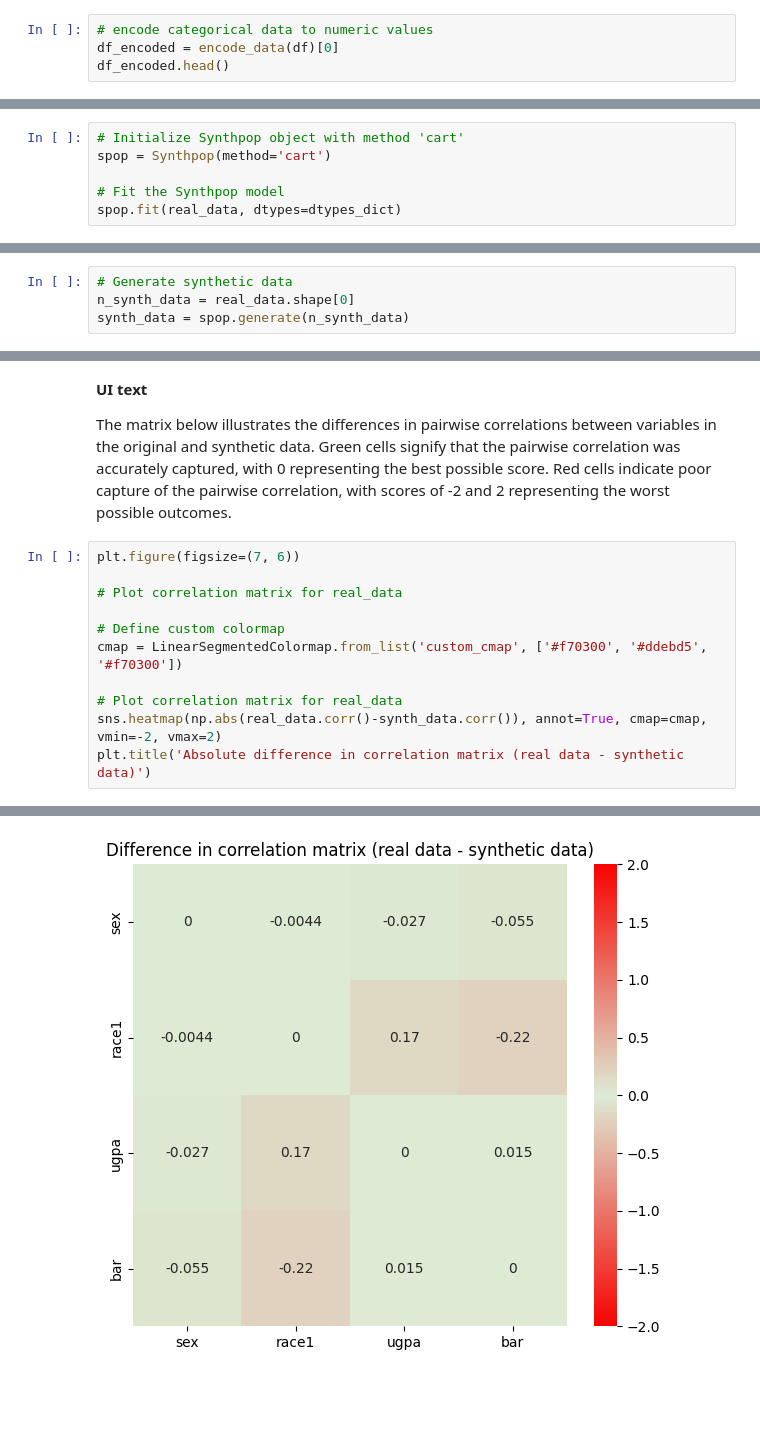
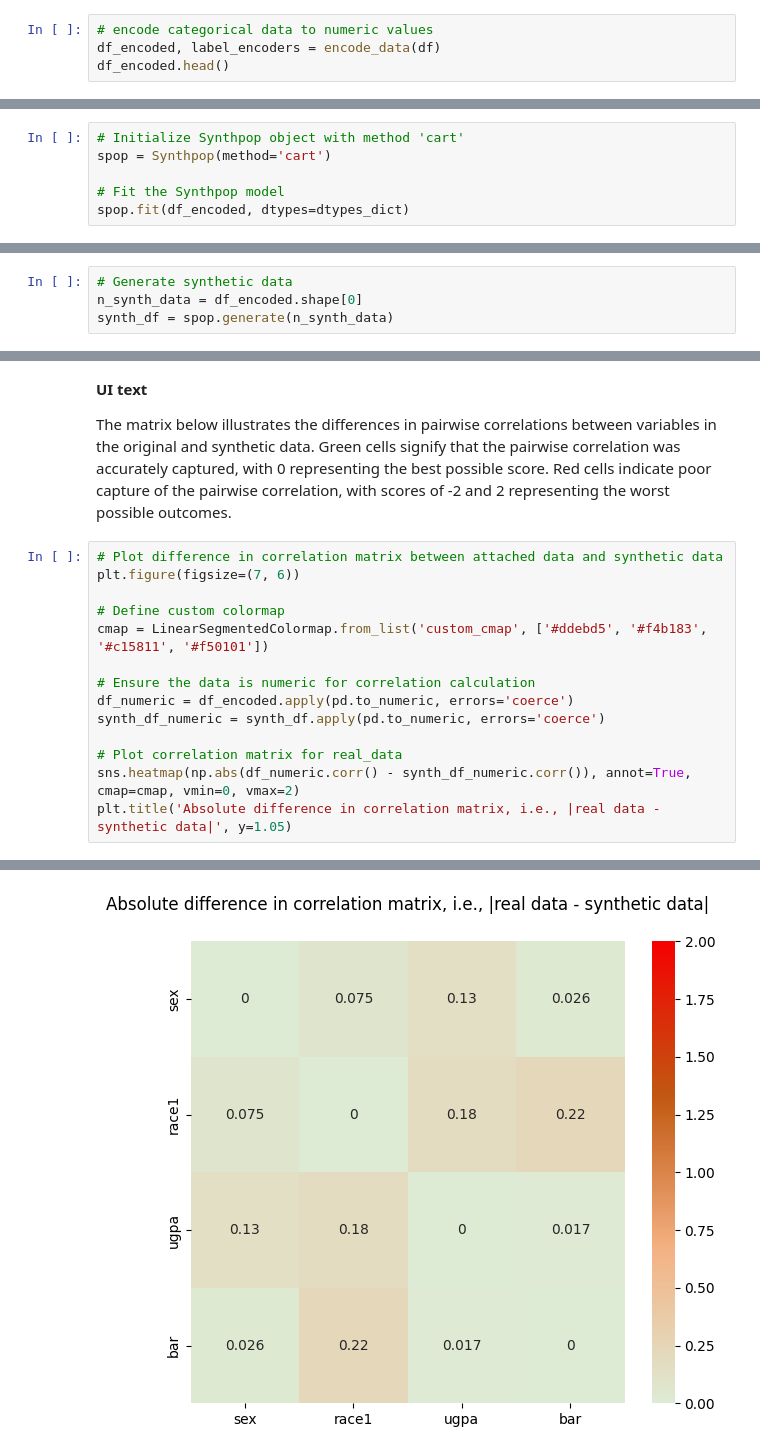
Before and after one commit to NGO-Algorithm-Audit/local-first-web-tool, a Jupyter notebook: notebooks/CART_LawSchoolAdmissionBar.ipynb, the cells around one changed output, grey strips where cells are left out. Saved outputs shown, nothing was run; the diff lists cells and outputs as text; blank space fills up the shorter version.

Commit message:
Updated plots

```diff
--- a/notebooks/CART_LawSchoolAdmissionBar.ipynb
+++ b/notebooks/CART_LawSchoolAdmissionBar.ipynb
@@ -113,7 +113,7 @@ ugpa: float
 bar: category
 # %%
 # encode categorical data to numeric values
-df_encoded = encode_data(df)[0]
+df_encoded, label_encoders = encode_data(df)
 df_encoded.head()
 # %% [output]
 |  | sex | race1 | ugpa | bar |
@@ -215,7 +209,7 @@ The CART (Classification and Regression Trees) method generates synthetic data b
 spop = Synthpop(method='cart')
 
 # Fit the Synthpop model
-spop.fit(real_data, dtypes=dtypes_dict)
+spop.fit(df_encoded, dtypes=dtypes_dict)
 # %% [output]
 True2
 True2
@@ -239,8 +233,8 @@ train_ugpa
 train_bar
 # %%
 # Generate synthetic data
-n_synth_data = real_data.shape[0]
-synth_data = spop.generate(n_synth_data)
+n_synth_data = df_encoded.shape[0]
+synth_df = spop.generate(n_synth_data)
 # %% [output]
 generate_sex
 generate_race1
@@ -306,14 +317,17 @@ bar
 
 The matrix below illustrates the differences in pairwise correlations between variables in the original and synthetic data. Green cells signify that the pairwise correlation was accurately captured, with 0 representing the best possible score. Red cells indicate poor capture of the pairwise correlation, with scores of -2 and 2 representing the worst possible outcomes.
 # %%
+# Plot difference in correlation matrix between attached data and synthetic data
 plt.figure(figsize=(7, 6))
 
-# Plot correlation matrix for real_data
+# Define custom colormap
+cmap = LinearSegmentedColormap.from_list('custom_cmap', ['#ddebd5', '#f4b183', '#c15811', '#f50101'])
 
-# Define custom colormap
-cmap = LinearSegmentedColormap.from_list('custom_cmap', ['#f70300', '#ddebd5', '#f70300'])
+# Ensure the data is numeric for correlation calculation
+df_numeric = df_encoded.apply(pd.to_numeric, errors='coerce')
+synth_df_numeric = synth_df.apply(pd.to_numeric, errors='coerce')
 
 # Plot correlation matrix for real_data
-sns.heatmap(np.abs(real_data.corr()-synth_data.corr()), annot=True, cmap=cmap, vmin=-2, vmax=2)
-plt.title('Absolute difference in correlation matrix (real data - synthetic data)')
+sns.heatmap(np.abs(df_numeric.corr() - synth_df_numeric.corr()), annot=True, cmap=cmap, vmin=0, vmax=2)
+plt.title('Absolute difference in correlation matrix, i.e., |real data - synthetic data|', y=1.05)
 # %% [output]
@@ -321 +335 @@ Text(0.5, 1.0, 'Difference in correlation matrix (real data - synthetic data)')
-[figure, old version]
+[figure, new version]
```
Also changed, not shown: parts of 16 cells of this notebook, 2 other files.
